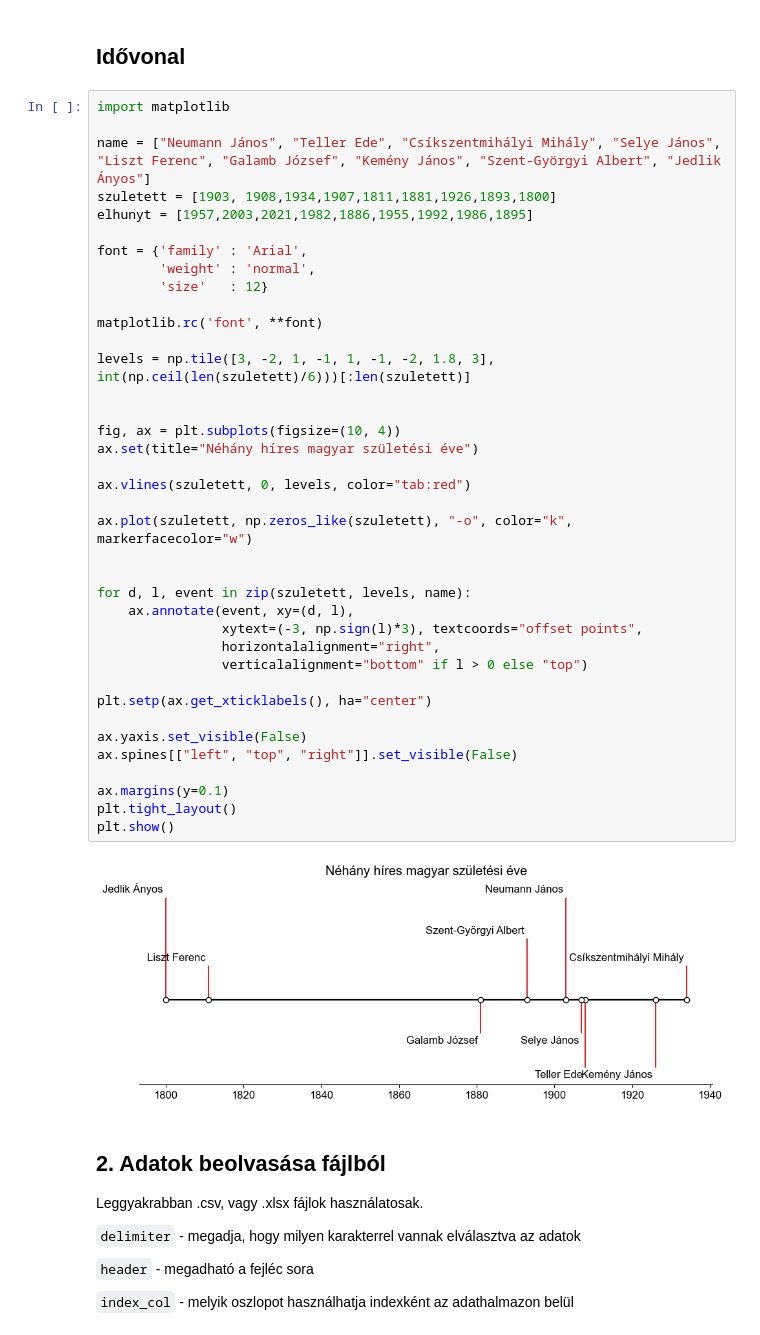
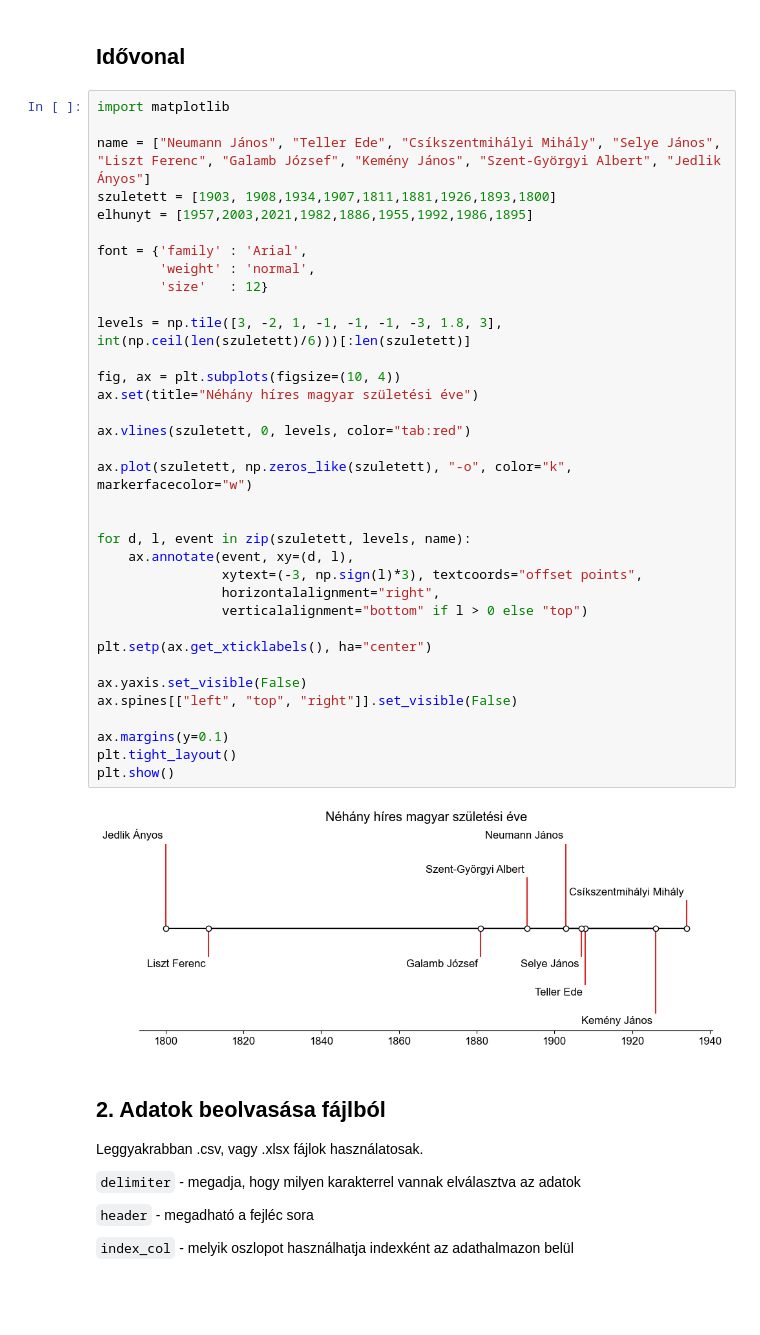
Before and after one commit to csokam/forms_sample_notebooks, a Jupyter notebook: 3_visualization.ipynb, the cells around one changed output. Saved outputs shown, nothing was run; the diff lists cells and outputs as text; blank space fills up the shorter version.

Commit message:
added images

```diff
--- a/3_visualization.ipynb
+++ b/3_visualization.ipynb
@@ -110,38 +110,35 @@ szuletett = [1903, 1908,1934,1907,1811,1881,1926,1893,1800]
 elhunyt = [1957,2003,2021,1982,1886,1955,1992,1986,1895]
 
 font = {'family' : 'Arial',
         'weight' : 'normal',
         'size'   : 12}
 
-matplotlib.rc('font', **font)
-
-levels = np.tile([3, -2, 1, -1, 1, -1, -2, 1.8, 3], int(np.ceil(len(szuletett)/6)))[:len(szuletett)]
-
+levels = np.tile([3, -2, 1, -1, -1, -1, -3, 1.8, 3], int(np.ceil(len(szuletett)/6)))[:len(szuletett)]
 
 fig, ax = plt.subplots(figsize=(10, 4))
 ax.set(title="Néhány híres magyar születési éve")
 
 ax.vlines(szuletett, 0, levels, color="tab:red")
 
 ax.plot(szuletett, np.zeros_like(szuletett), "-o", color="k", markerfacecolor="w")
 
 
 for d, l, event in zip(szuletett, levels, name):
     ax.annotate(event, xy=(d, l),
                 xytext=(-3, np.sign(l)*3), textcoords="offset points",
                 horizontalalignment="right",
                 verticalalignment="bottom" if l > 0 else "top")
 
 plt.setp(ax.get_xticklabels(), ha="center")
 
 ax.yaxis.set_visible(False)
 ax.spines[["left", "top", "right"]].set_visible(False)
 
 ax.margins(y=0.1)
 plt.tight_layout()
 plt.show()
 # %% [output]
-[figure, old version]
+[figure, new version]
 # %% [markdown]
 ## 2. Adatok beolvasása fájlból
 
```
Also changed, not shown: parts of 6 cells of this notebook, 6 other files.
